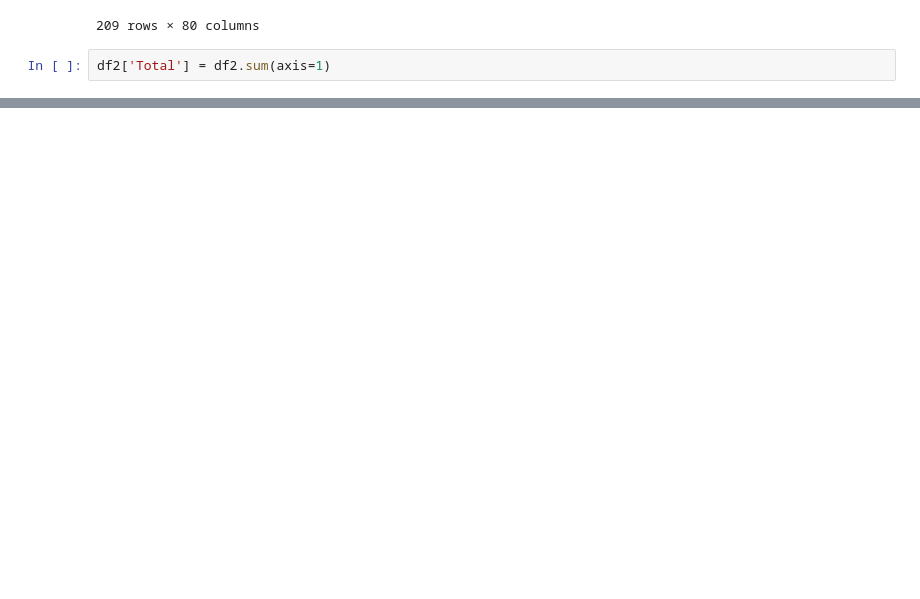
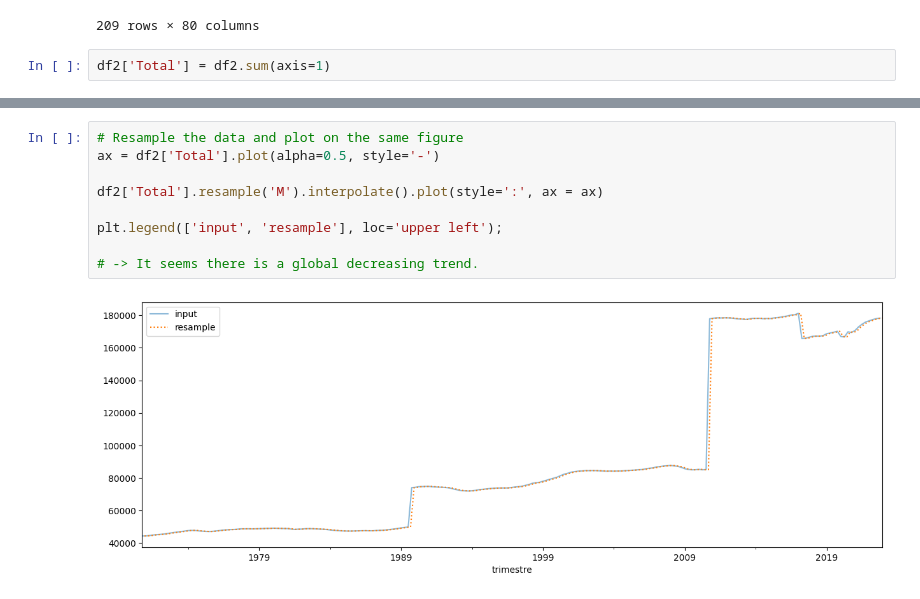
Before and after one commit to mohamedalaouiysf/TimeSeries, a Jupyter notebook: Time_Series.ipynb, the cells around one changed output, grey strips where cells are left out. Saved outputs shown, nothing was run; the diff lists cells and outputs as text; blank space fills up the shorter version.

```diff
--- a/Time_Series.ipynb
+++ b/Time_Series.ipynb
@@ -372 +361,12 @@ df2['Total'] = df2.sum(axis=1)
+# %%
+# Resample the data and plot on the same figure
+ax = df2['Total'].plot(alpha=0.5, style='-')
+
+df2['Total'].resample('M').interpolate().plot(style=':', ax = ax)
+
+plt.legend(['input', 'resample'], loc='upper left');
+
+# -> It seems there is a global decreasing trend.
+# %% [output]
+[figure, added]
 # %%
```
Also changed, not shown: parts of 31 cells of this notebook.
